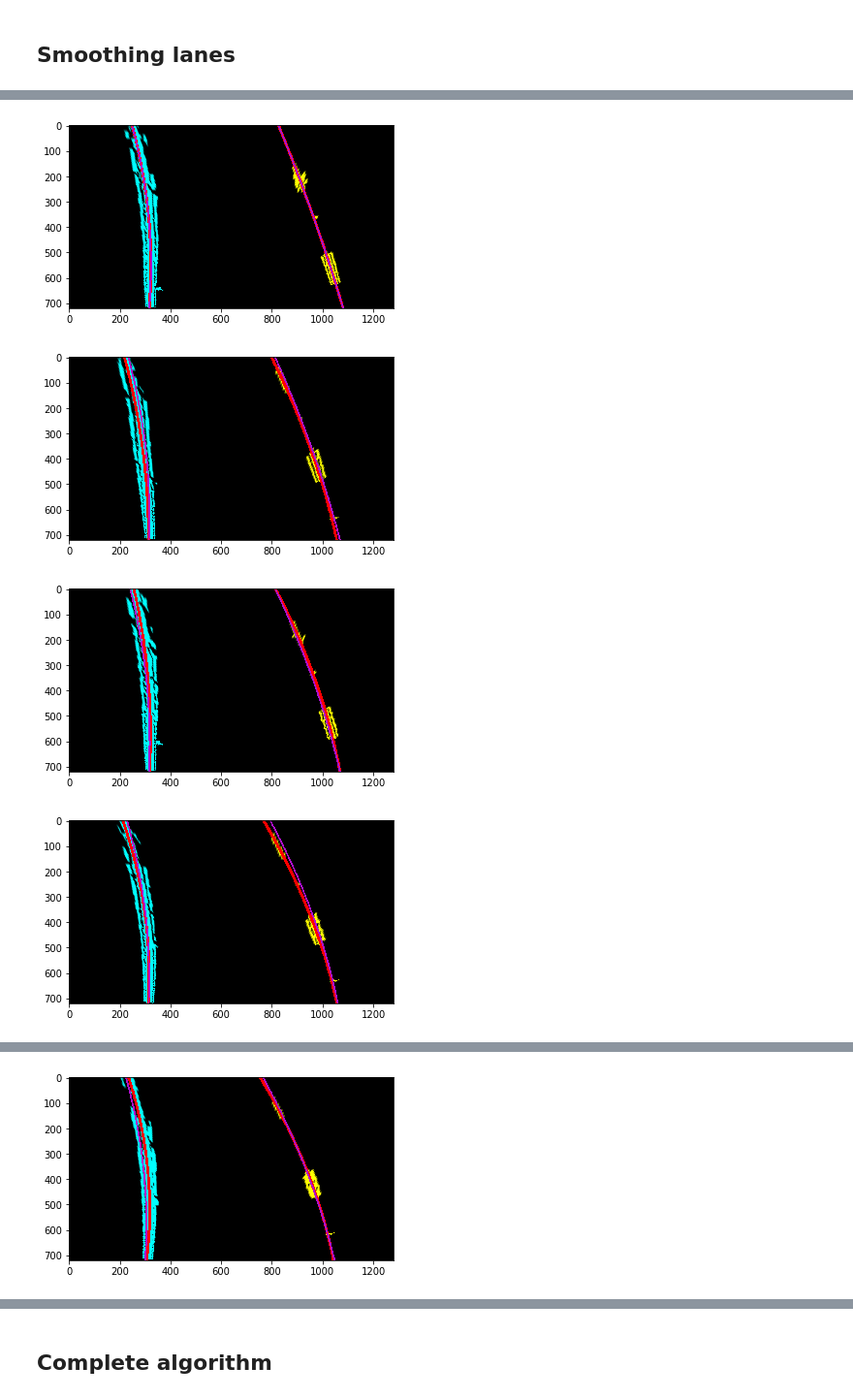
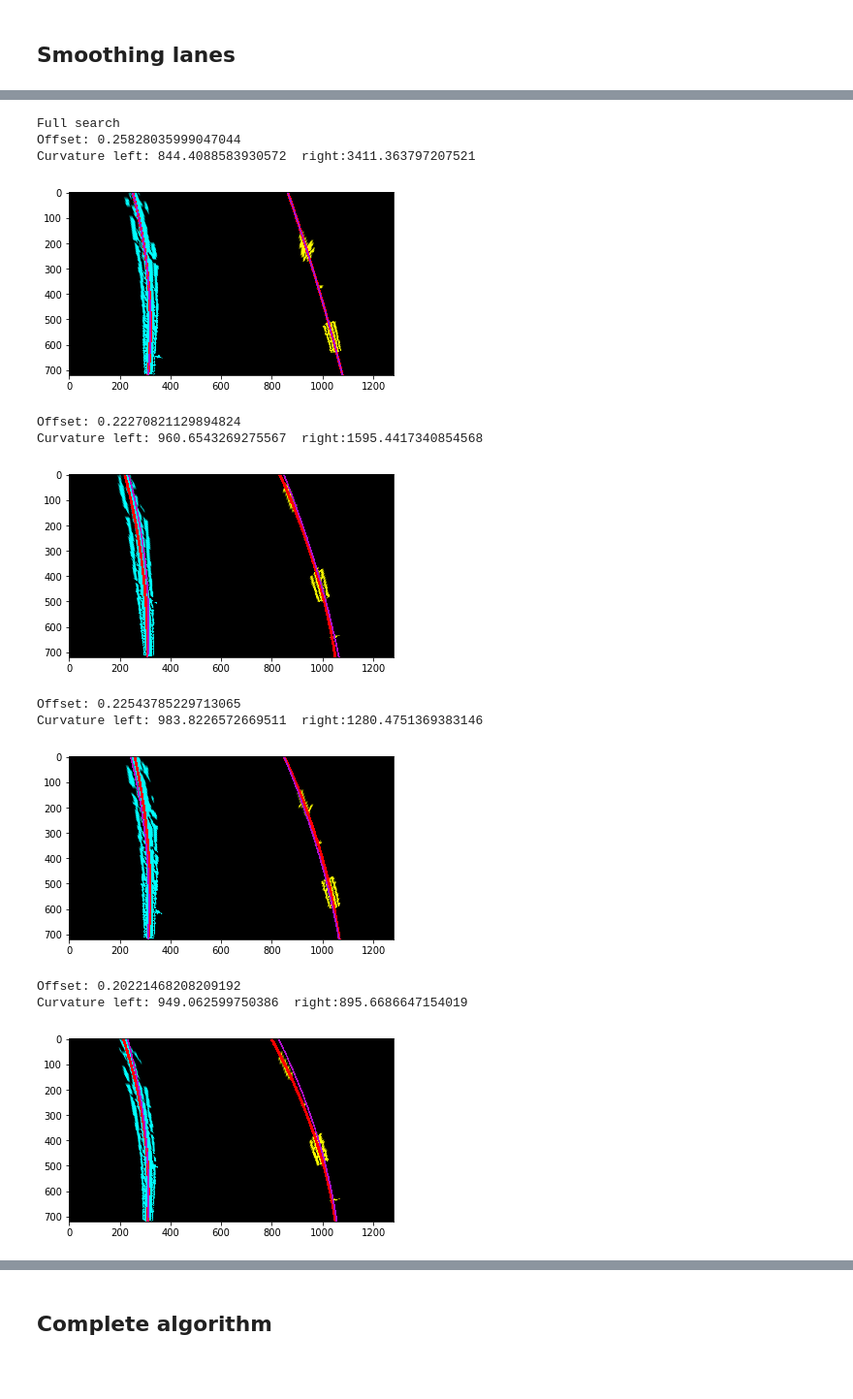
Before and after one commit to rummanwaqar/CarND-Advanced-Lane-Lines, a Jupyter notebook: Advance Lane Finding.ipynb, the cells around one changed output, grey strips where cells are left out. Shown at 97% size. Saved outputs shown, nothing was run; the diff lists cells and outputs as text; code cells hidden in the pictures; blank space fills up the shorter version.

```diff
--- a/Advance Lane Finding.ipynb
+++ b/Advance Lane Finding.ipynb
@@ -45,19 +45,18 @@ def process_img(img):
     dst = cal.undistort(img)
     # color threshold
     hls = cv2.cvtColor(img, cv2.COLOR_RGB2HLS)
-    hls_mask = preprocessing.or_masks(preprocessing.color_threshold_image3(hls, preprocessing.HLS_THRESHOLD[0]),
-                                      preprocessing.color_threshold_image3(hls, preprocessing.HLS_THRESHOLD[1]))
+    hls_mask = or_masks(color_threshold_image3(hls, HLS_THRESHOLD[0]),
+                        color_threshold_image3(hls, HLS_THRESHOLD[1]))
     # gradient threshold
     red_channel = cv2.cvtColor(img, cv2.COLOR_RGB2HLS)[:,:,2]
-    gradient_mask = preprocessing.gradient_threshold(red_channel,
-                                                     kernel_size=preprocessing.GRADIENT_KERNEL_SIZE,
-                                                     thresholds=preprocessing.GRADIENT_THRESHOLD)
+    gradient_mask = gradient_threshold(red_channel, kernel_size=GRADIENT_KERNEL_SIZE,
+                                       thresholds=GRADIENT_THRESHOLD)
     # combine thresholds
-    mask = preprocessing.or_masks(hls_mask, gradient_mask)
+    mask = or_masks(hls_mask, gradient_mask)
     # roi
-    roi = preprocessing.roi(mask, preprocessing.ROI_SRC)
+    mask = roi(mask, ROI_SRC)
     # warp image
-    warped = preprocessing.warp_image(roi, M)
+    warped = warp_image(mask, M)
     return warped
 # %%
 plt.imshow(process_img(mpimg.imread(test_images[0])))
@@ -165,7 +175,7 @@ def cvt_line_to_meters(line_eq, xm, ym):
 
 img = mpimg.imread(test_images[0])
 mask = process_img(img)
-left_points, right_points, base_loc = find_lane_pixels(mask)
+left_points, right_points = find_lane_pixels(mask)
 
 left_lane = fit_polynomial(left_points[0], left_points[1])
 right_lane = fit_polynomial(right_points[0], right_points[1])
@@ -219,20 +255,49 @@ Test smoothing
 # %%
+# pixels to meters
+xm = 3.7/800
+ym = 32/720
+
 left_lane = LaneHistory(3)
 right_lane = LaneHistory(3)
+MIN_POINTS = 4000
 
 for fname in video_images:
     img = mpimg.imread(fname)
     mask = process_img(img)
-    left_points, right_points, base_loc = find_lane_pixels(mask)
+
+    if left_lane.get_line() is not None and right_lane.get_line() is not None:
+        # try search near prev margin
+        left_points, right_points = search_around_poly(mask, left_lane.get_line(), right_lane.get_line())
+        if len(left_points[0]) < MIN_POINTS or len(right_points[1]) < MIN_POINTS:
+            left_points, right_points = find_lane_pixels(mask)
+    else:
+        left_points, right_points = find_lane_pixels(mask)
+        print('Full search')
 
     left_fit = fit_polynomial(left_points[0], left_points[1])
     left_lane.append(left_fit)
     right_fit = fit_polynomial(right_points[0], right_points[1])
     right_lane.append(right_fit)
+
+    # measure
+    print('Offset: {}'.format(offset(720, 1280, xm, left_lane.get_line(), right_lane.get_line())))
+    left_c = measure_curvature(720*ym, cvt_line_to_meters(left_lane.get_line(), xm, ym))
+    right_c = measure_curvature(720*ym, cvt_line_to_meters(right_lane.get_line(), xm, ym))
+    print('Curvature left: {}  right:{}'.format(left_c, right_c))
+
     plt.imshow(plot_lane_lines(mask, left_points, left_fit, right_points, right_fit, left_lane.get_line(), right_lane.get_line()))
     plt.show()
 # %% [output]
+Full search
+Offset: 0.25828035999047044
+Curvature left: 844.4088583930572  right:3411.363797207521
-[figure, old version]
+[figure, new version]
+Offset: 0.22270821129894824
+Curvature left: 960.6543269275567  right:1595.4417340854568
-[figure, old version]
+[figure, new version]
+Offset: 0.22543785229713065
+Curvature left: 983.8226572669511  right:1280.4751369383146
-[figure, old version]
+[figure, new version]
+Offset: 0.20221468208209192
+Curvature left: 949.062599750386  right:895.6686647154019
-[figure, old version]
+[figure, new version]
@@ -241 +309,0 @@ for fname in video_images:
-[figure, removed]
```
Also changed, not shown: parts of 11 cells of this notebook, 3 other files.
